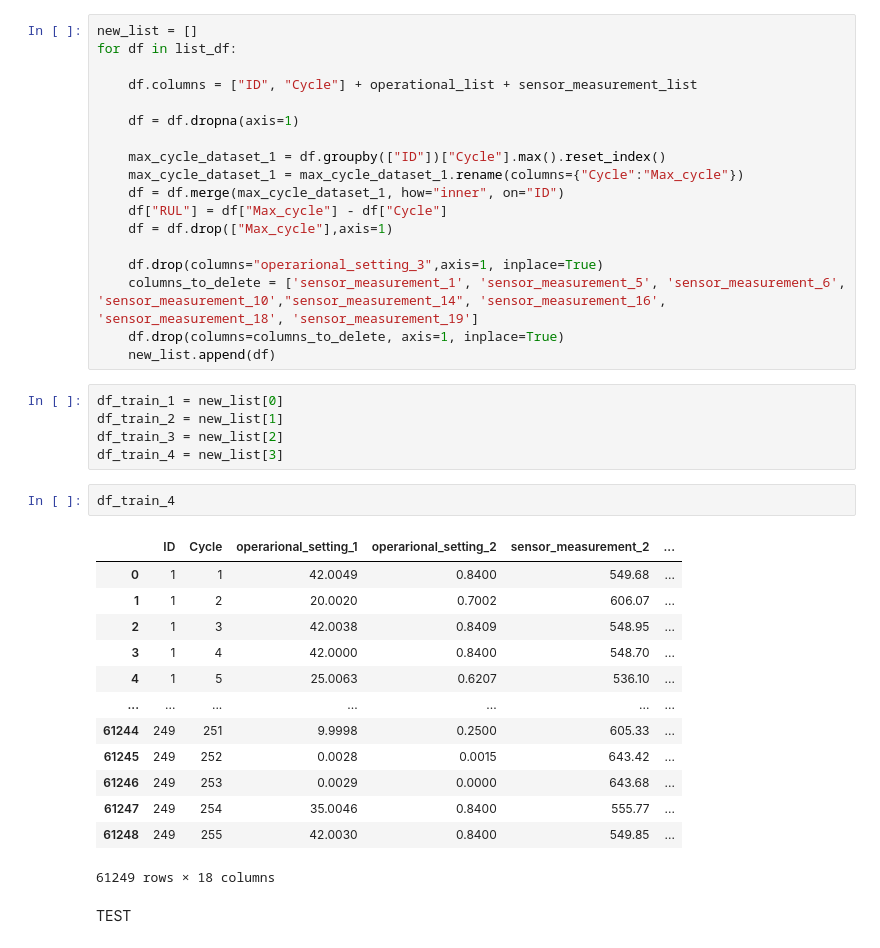
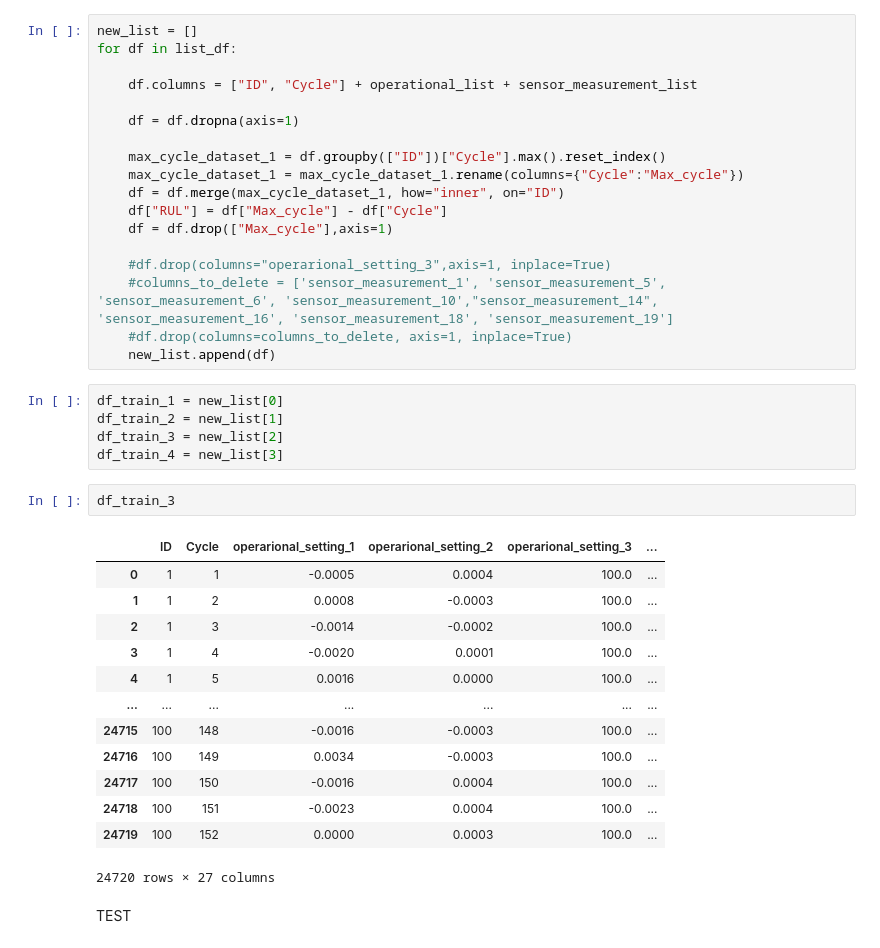
Before and after one commit to LorenzoCastroDS/TFM, a Jupyter notebook: Datasets.ipynb, the cells around one changed output. Cells and saved outputs as stored; diff of their text form.

```diff
--- a/Datasets.ipynb
+++ b/Datasets.ipynb
@@ -39,31 +39,31 @@ for df in list_df:
     df["RUL"] = df["Max_cycle"] - df["Cycle"]
     df = df.drop(["Max_cycle"],axis=1)
 
-    df.drop(columns="operarional_setting_3",axis=1, inplace=True)
-    columns_to_delete = ['sensor_measurement_1', 'sensor_measurement_5', 'sensor_measurement_6', 'sensor_measurement_10',"sensor_measurement_14", 'sensor_measurement_16', 'sensor_measurement_18', 'sensor_measurement_19']
-    df.drop(columns=columns_to_delete, axis=1, inplace=True)
+    #df.drop(columns="operarional_setting_3",axis=1, inplace=True)
+    #columns_to_delete = ['sensor_measurement_1', 'sensor_measurement_5', 'sensor_measurement_6', 'sensor_measurement_10',"sensor_measurement_14", 'sensor_measurement_16', 'sensor_measurement_18', 'sensor_measurement_19']
+    #df.drop(columns=columns_to_delete, axis=1, inplace=True)
     new_list.append(df)
 # %%
 df_train_1 = new_list[0]
 df_train_2 = new_list[1]
 df_train_3 = new_list[2]
 df_train_4 = new_list[3]
-# %%
-df_train_4
-# %% [output]
-|  | ID | Cycle | operarional_setting_1 | operarional_setting_2 | sensor_measurement_2 | ... |
-| 0 | 1 | 1 | 42.0049 | 0.8400 | 549.68 | ... |
-| 1 | 1 | 2 | 20.0020 | 0.7002 | 606.07 | ... |
-| 2 | 1 | 3 | 42.0038 | 0.8409 | 548.95 | ... |
-| 3 | 1 | 4 | 42.0000 | 0.8400 | 548.70 | ... |
-| 4 | 1 | 5 | 25.0063 | 0.6207 | 536.10 | ... |
-| ... | ... | ... | ... | ... | ... | ... |
-| 61244 | 249 | 251 | 9.9998 | 0.2500 | 605.33 | ... |
-| 61245 | 249 | 252 | 0.0028 | 0.0015 | 643.42 | ... |
-| 61246 | 249 | 253 | 0.0029 | 0.0000 | 643.68 | ... |
-| 61247 | 249 | 254 | 35.0046 | 0.8400 | 555.77 | ... |
-| 61248 | 249 | 255 | 42.0030 | 0.8400 | 549.85 | ... |
-61249 rows × 18 columns
+# %%
+df_train_3
+# %% [output]
+|  | ID | Cycle | operarional_setting_1 | operarional_setting_2 | operarional_setting_3 | ... |
+| 0 | 1 | 1 | -0.0005 | 0.0004 | 100.0 | ... |
+| 1 | 1 | 2 | 0.0008 | -0.0003 | 100.0 | ... |
+| 2 | 1 | 3 | -0.0014 | -0.0002 | 100.0 | ... |
+| 3 | 1 | 4 | -0.0020 | 0.0001 | 100.0 | ... |
+| 4 | 1 | 5 | 0.0016 | 0.0000 | 100.0 | ... |
+| ... | ... | ... | ... | ... | ... | ... |
+| 24715 | 100 | 148 | -0.0016 | -0.0003 | 100.0 | ... |
+| 24716 | 100 | 149 | 0.0034 | -0.0003 | 100.0 | ... |
+| 24717 | 100 | 150 | -0.0016 | 0.0004 | 100.0 | ... |
+| 24718 | 100 | 151 | -0.0023 | 0.0004 | 100.0 | ... |
+| 24719 | 100 | 152 | 0.0000 | 0.0003 | 100.0 | ... |
+24720 rows × 27 columns
 # %% [markdown]
 TEST
 # %%
```
Also changed, not shown: parts of 6 cells of this notebook, 1 other file.
